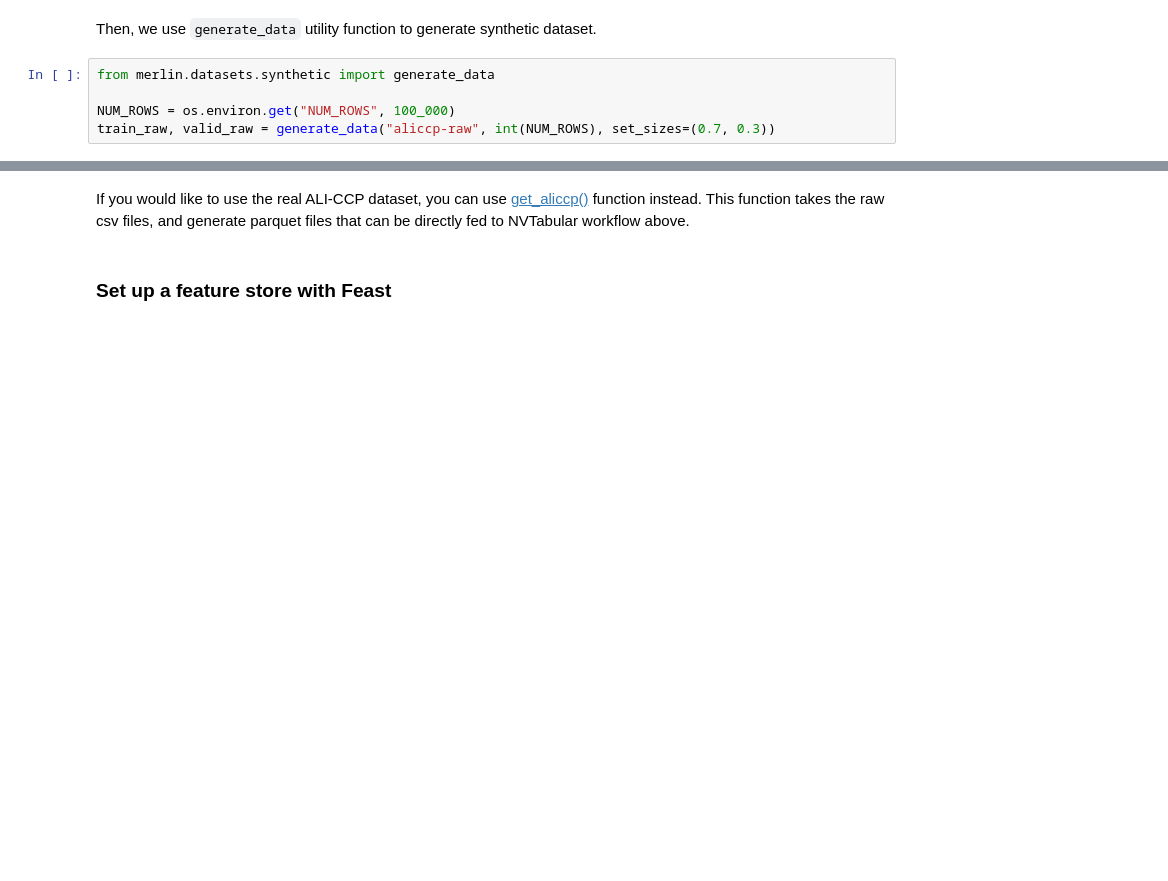
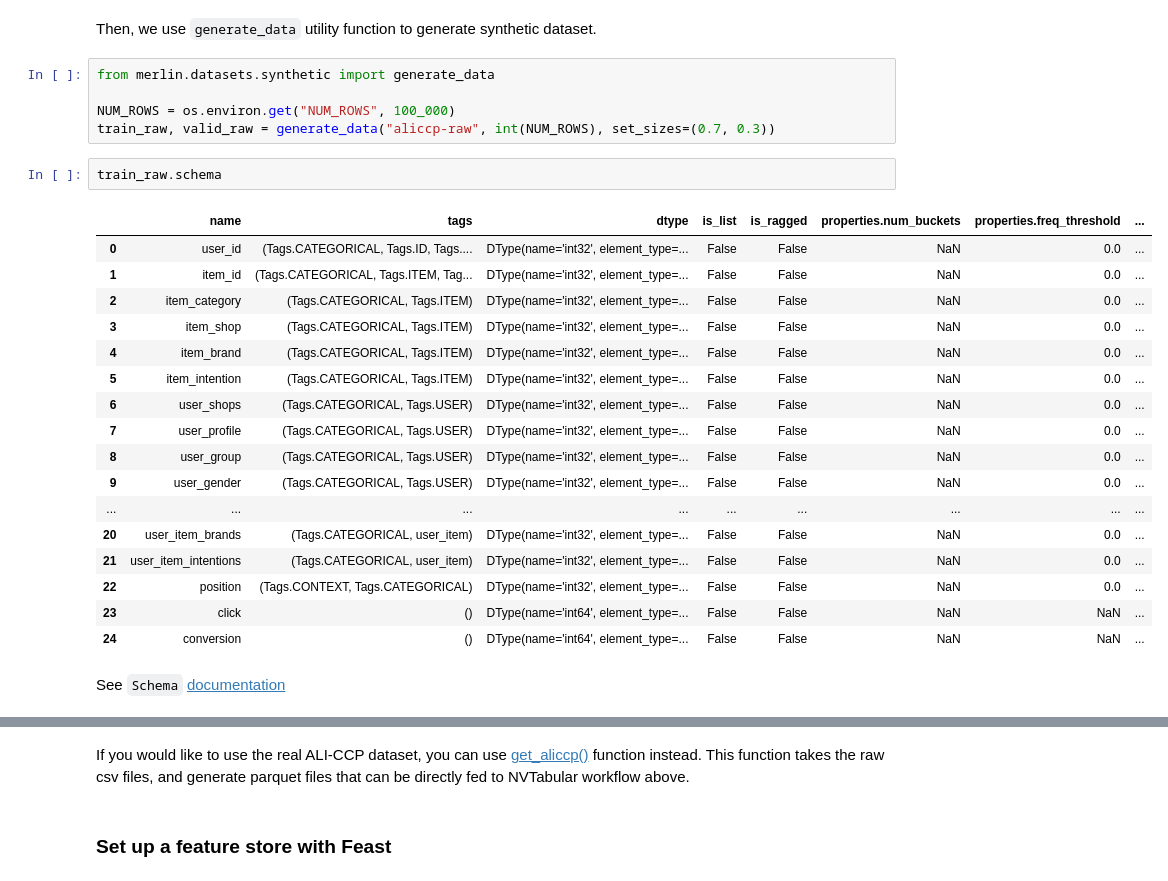
Before and after one commit to taljacob2/merlin-demo, a Jupyter notebook: Merlin/examples/Building-and-deploying-multi-stage-RecSys/01-Building-Recommender-Systems-with-Merlin.ipynb, the cells around one changed output, grey strips where cells are left out. Drawn from its saved outputs; the diff is of its cells as text; blank space fills up the shorter version.

```diff
--- a/Merlin/examples/Building-and-deploying-multi-stage-RecSys/01-Building-Recommender-Systems-with-Merlin.ipynb
+++ b/Merlin/examples/Building-and-deploying-multi-stage-RecSys/01-Building-Recommender-Systems-with-Merlin.ipynb
@@ -150,3 +153,25 @@ from merlin.datasets.synthetic import generate_data
 
 NUM_ROWS = os.environ.get("NUM_ROWS", 100_000)
 train_raw, valid_raw = generate_data("aliccp-raw", int(NUM_ROWS), set_sizes=(0.7, 0.3))
+# %%
+train_raw.schema
+# %% [output]
+|  | name | tags | dtype | is_list | is_ragged | properties.num_buckets | properties.freq_threshold | ... |
+| 0 | user_id | (Tags.CATEGORICAL, Tags.ID, Tags.... | DType(name='int32', element_type=... | False | False | NaN | 0.0 | ... |
+| 1 | item_id | (Tags.CATEGORICAL, Tags.ITEM, Tag... | DType(name='int32', element_type=... | False | False | NaN | 0.0 | ... |
+| 2 | item_category | (Tags.CATEGORICAL, Tags.ITEM) | DType(name='int32', element_type=... | False | False | NaN | 0.0 | ... |
+| 3 | item_shop | (Tags.CATEGORICAL, Tags.ITEM) | DType(name='int32', element_type=... | False | False | NaN | 0.0 | ... |
+| 4 | item_brand | (Tags.CATEGORICAL, Tags.ITEM) | DType(name='int32', element_type=... | False | False | NaN | 0.0 | ... |
+| 5 | item_intention | (Tags.CATEGORICAL, Tags.ITEM) | DType(name='int32', element_type=... | False | False | NaN | 0.0 | ... |
+| 6 | user_shops | (Tags.CATEGORICAL, Tags.USER) | DType(name='int32', element_type=... | False | False | NaN | 0.0 | ... |
+| 7 | user_profile | (Tags.CATEGORICAL, Tags.USER) | DType(name='int32', element_type=... | False | False | NaN | 0.0 | ... |
+| 8 | user_group | (Tags.CATEGORICAL, Tags.USER) | DType(name='int32', element_type=... | False | False | NaN | 0.0 | ... |
+| 9 | user_gender | (Tags.CATEGORICAL, Tags.USER) | DType(name='int32', element_type=... | False | False | NaN | 0.0 | ... |
+| ... | ... | ... | ... | ... | ... | ... | ... | ... |
+| 20 | user_item_brands | (Tags.CATEGORICAL, user_item) | DType(name='int32', element_type=... | False | False | NaN | 0.0 | ... |
+| 21 | user_item_intentions | (Tags.CATEGORICAL, user_item) | DType(name='int32', element_type=... | False | False | NaN | 0.0 | ... |
+| 22 | position | (Tags.CONTEXT, Tags.CATEGORICAL) | DType(name='int32', element_type=... | False | False | NaN | 0.0 | ... |
+| 23 | click | () | DType(name='int64', element_type=... | False | False | NaN | NaN | ... |
+| 24 | conversion | () | DType(name='int64', element_type=... | False | False | NaN | NaN | ... |
+# %% [markdown]
+See `Schema` [documentation](https://nvidia-merlin.github.io/core/v0.2.0/api/merlin.schema.html)
```
Also changed, not shown: parts of 24 cells of this notebook.
